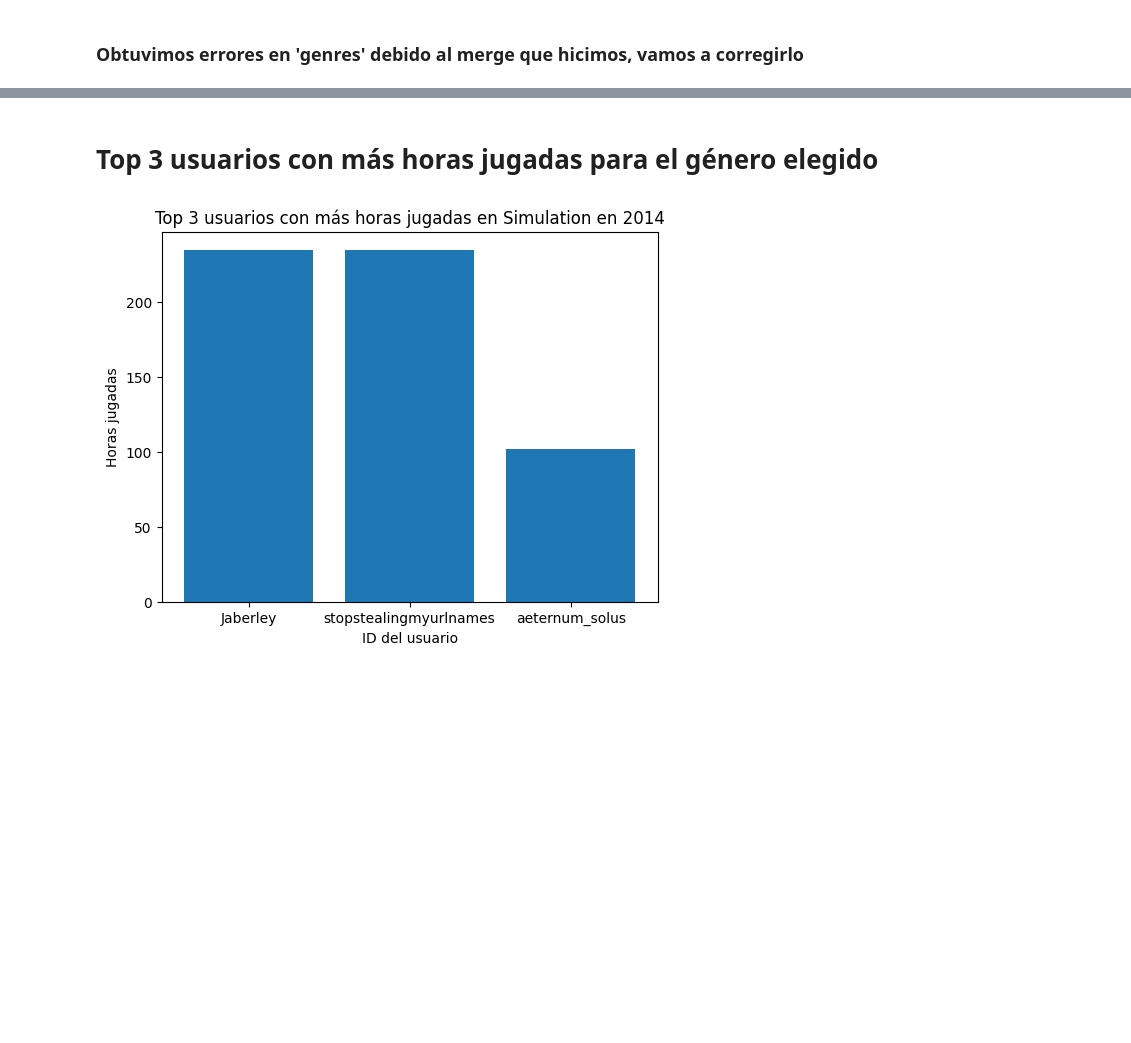
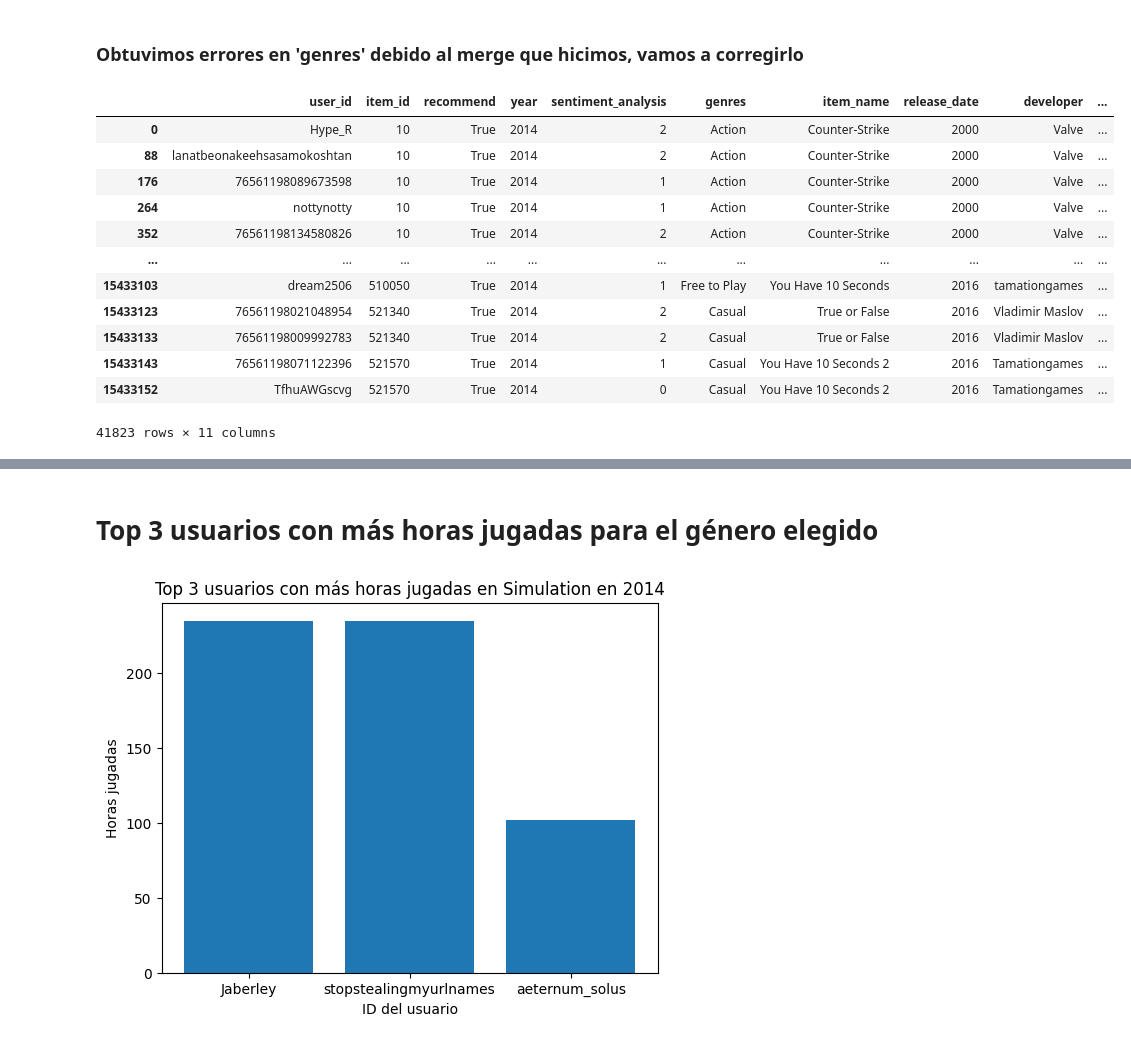
Before and after one commit to anber1201/Proyecto1-Henry, a Jupyter notebook: PIMLops-STEAM/EDA.ipynb, the cells around one changed output, grey strips where cells are left out. Cells and saved outputs as stored; diff of their text form; code cells hidden in the pictures; blank space fills up the shorter version.

```diff
--- a/PIMLops-STEAM/EDA.ipynb
+++ b/PIMLops-STEAM/EDA.ipynb
@@ -168,3 +164,19 @@ Df_final = Df_final.astype({'sentiment_analysis': 'int64'})
 Df_final = Df_final.astype({'release_date': 'int64'})
 Df_final = Df_final.astype({'year': 'int64'})
 Df_final = Df_final.astype({'item_id': 'int64'})
+# %%
+Df_final
+# %% [output]
+|  | user_id | item_id | recommend | year | sentiment_analysis | genres | item_name | release_date | developer | ... |
+| 0 | Hype_R | 10 | True | 2014 | 2 | Action | Counter-Strike | 2000 | Valve | ... |
+| 88 | lanatbeonakeehsasamokoshtan | 10 | True | 2014 | 2 | Action | Counter-Strike | 2000 | Valve | ... |
+| 176 | 76561198089673598 | 10 | True | 2014 | 1 | Action | Counter-Strike | 2000 | Valve | ... |
+| 264 | nottynotty | 10 | True | 2014 | 1 | Action | Counter-Strike | 2000 | Valve | ... |
+| 352 | 76561198134580826 | 10 | True | 2014 | 2 | Action | Counter-Strike | 2000 | Valve | ... |
+| ... | ... | ... | ... | ... | ... | ... | ... | ... | ... | ... |
+| 15433103 | dream2506 | 510050 | True | 2014 | 1 | Free to Play | You Have 10 Seconds | 2016 | tamationgames | ... |
+| 15433123 | 76561198021048954 | 521340 | True | 2014 | 2 | Casual | True or False | 2016 | Vladimir Maslov | ... |
+| 15433133 | 76561198009992783 | 521340 | True | 2014 | 2 | Casual | True or False | 2016 | Vladimir Maslov | ... |
+| 15433143 | 76561198071122396 | 521570 | True | 2014 | 1 | Casual | You Have 10 Seconds 2 | 2016 | Tamationgames | ... |
+| 15433152 | TfhuAWGscvg | 521570 | True | 2014 | 0 | Casual | You Have 10 Seconds 2 | 2016 | Tamationgames | ... |
+41823 rows × 11 columns
```
Also changed, not shown: parts of 3 cells of this notebook, 5 other files.
